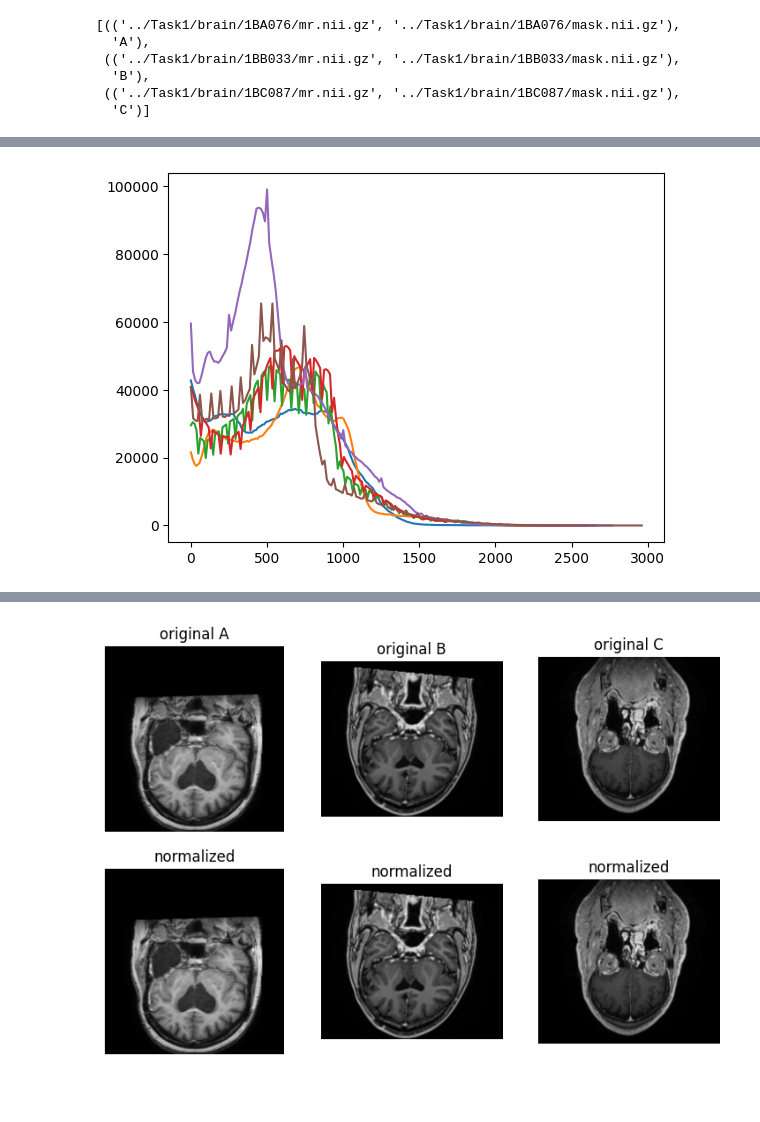
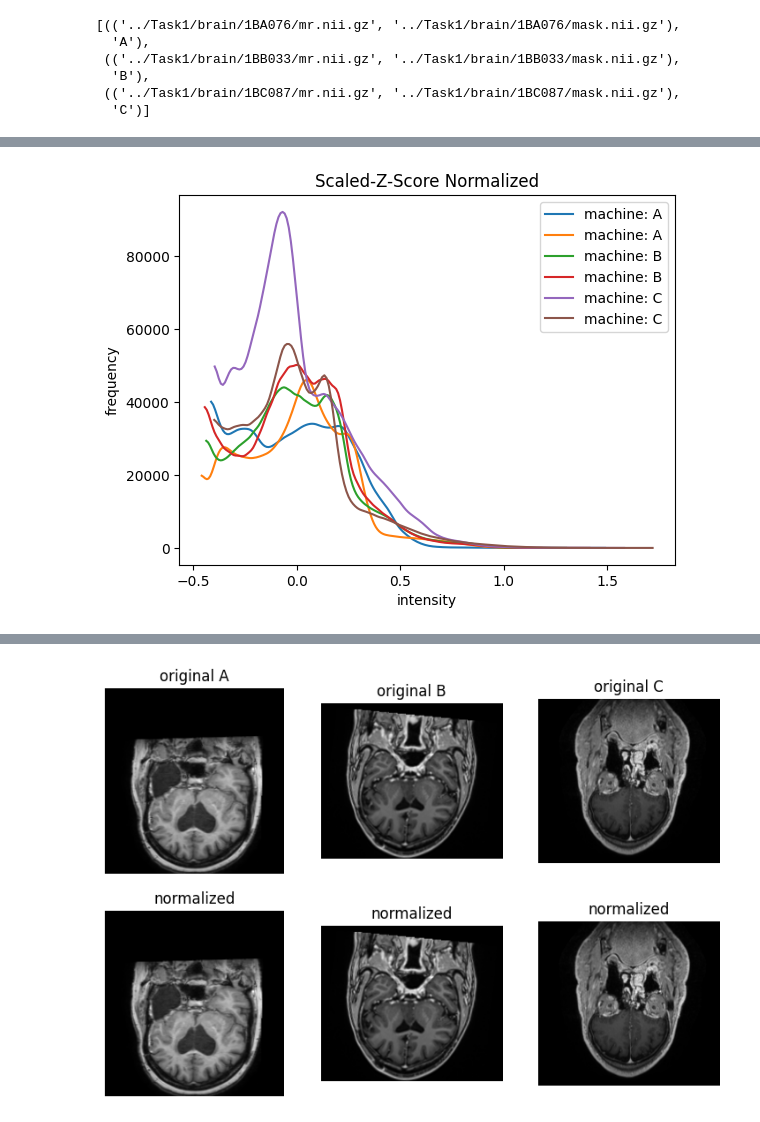
Before and after one commit to taenayat/mri_to_ct, a Jupyter notebook: python_scripts/Histogram.ipynb, the cells around one changed output, grey strips where cells are left out. Saved outputs shown, nothing was run; the diff lists cells and outputs as text; code cells hidden in the pictures; blank space fills up the shorter version.

```diff
--- a/python_scripts/Histogram.ipynb
+++ b/python_scripts/Histogram.ipynb
@@ -14,6 +15,6 @@ import SimpleITK as sitk
 # %%
-dataset_dir = [os.path.join('../Task1/brain/', mri_path, 'mr.nii.gz') for mri_path in os.listdir('../Task1/brain/')]
-img = nib.load(dataset_dir[0]).get_fdata()
+dataset_dir = [os.path.join('../../Task1/brain/', mri_path, 'mr.nii.gz') for mri_path in os.listdir('../../Task1/brain/')]
+# img = nib.load(dataset_dir[0]).get_fdata()
 # %%
 np.max(img.flatten())
 # %% [output]
@@ -210,8 +211,8 @@ now let's do the normalization
 # %% [markdown]
 Here I will normalize the histograms using z-score and I do this specific to each data subset. we have three data sources which comes from different MRI machine.
 # %%
-dataset_dir = [os.path.join('../Task1/brain/', mri_path, 'mr.nii.gz') for mri_path in os.listdir('../Task1/brain/')]
-mask_dir = [os.path.join('../Task1/brain/', mri_path, 'mask.nii.gz') for mri_path in os.listdir('../Task1/brain/')]
+dataset_dir = [os.path.join('../../Task1/brain/', mri_path, 'mr.nii.gz') for mri_path in os.listdir('../../Task1/brain/')]
+mask_dir = [os.path.join('../../Task1/brain/', mri_path, 'mask.nii.gz') for mri_path in os.listdir('../../Task1/brain/')]
 # %%
 category = [dataset_dir[i].split('/')[-2][2] for i in range(len(dataset_dir))]
 np.unique(np.array(category), return_counts = True)
@@ -533,6 +563,7 @@ I guess now I know how to do this. let's build some tools to visualize what want
 # %%
 hist_data = []
 bin_data = []
+label_data = []
 mixed_dir = [(category_dir[key][i],key) for key in ['A','B','C'] for i in range(2)]
 threshold_dict = {'A':100, 'B':40, 'C':40}
 
@@ -552,9 +583,16 @@ for (mri_img_path,mask_path),cat in mixed_dir:
     freq, bins = np.histogram(normalized_img.flatten(), bins=200)
     bin_data.append(bins)
     hist_data.append(freq)
+    label_data.append(cat)
+
+smoothed_hist_data = [gaussian_filter1d(hist, sigma=2) for hist in hist_data]
 
 plt.figure()
-for binss,hist in zip(bin_data, hist_data):
-    plt.plot(binss[:-1], hist)
+for binss,hist,cat in zip(bin_data, smoothed_hist_data, label_data):
+    plt.plot(binss[:-1], hist, label=f'machine: {cat}')
+plt.legend()
+plt.xlabel('intensity')
+plt.ylabel('frequency')
+plt.title('Original Histogram')
 plt.show()
 # %% [output]
@@ -562,40 +600,49 @@ plt.show()
 # %%
 hist_data = []
 bin_data = []
+label_data = []
 mixed_dir = [(category_dir[key][i],key) for key in ['A','B','C'] for i in range(2)]
 threshold_dict = {'A':100, 'B':40, 'C':40}
 
 for (mri_img_path,mask_path),cat in mixed_dir:
     mri_img = sitk.ReadImage(mri_img_path)
     mri_img = sitk.GetArrayFromImage(mri_img)
     mask_original = sitk.ReadImage(mask_path)
     mask_original = sitk.GetArrayFromImage(mask_original).astype(bool)
 
     threshold = threshold_dict[cat]
     mask_threshold = np.zeros_like(mri_img, dtype=bool)
     mask_threshold[mri_img > threshold] = 1
 
     mri_img_masked = mri_img[mask_original & mask_threshold]
     img_mean = np.mean(mri_img_masked)
     img_var = np.std(mri_img_masked)
 
     # mri_img_masked = np.where(mask_original & mask_threshold, mri_img, 0)
     # img_mean = np.mean(mri_img_masked[mri_img_masked != 0])
     # img_var = np.std(mri_img_masked[mri_img_masked != 0])
 
     normalized_img = (mri_img_masked - img_mean) / img_var
-    normalized_img += np.abs(np.min(normalized_img))
-    normalized_img *= 350
+    # normalized_img += np.abs(np.min(normalized_img))
+    # normalized_img *= 350
+    normalized_img /= 4
 
     # getting histogram
     freq, bins = np.histogram(normalized_img.flatten(), bins=200)
     # freq, bins = np.histogram(normalized_img[normalized_img !=0].flatten(), bins=200)
     bin_data.append(bins)
     hist_data.append(freq)
+    label_data.append(cat)
+
+smoothed_hist_data = [gaussian_filter1d(hist, sigma=2) for hist in hist_data]
 
 plt.figure()
-for binss,hist in zip(bin_data, hist_data):
-    plt.plot(binss[:-1], hist)
+for binss,hist,cat in zip(bin_data, smoothed_hist_data, label_data):
+    plt.plot(binss[:-1], hist, label=f'machine: {cat}')
+plt.legend()
+plt.xlabel('intensity')
+plt.ylabel('frequency')
+plt.title('Scaled-Z-Score Normalized')
 plt.show()
 # %% [output]
-[figure, old version]
+[figure, new version]
```
Also changed, not shown: parts of 8 cells of this notebook, 3 other files.
